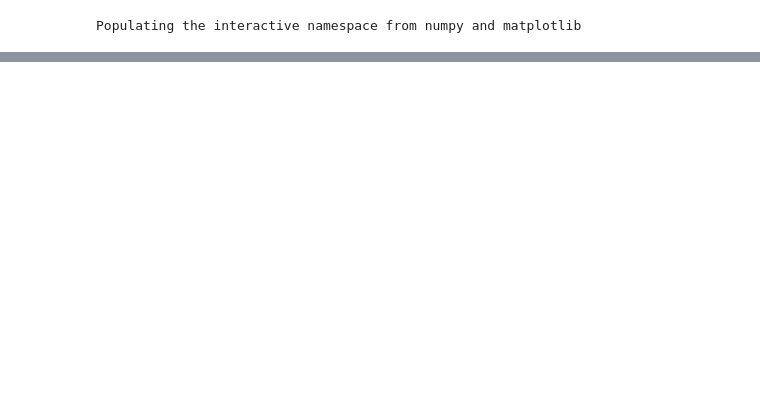
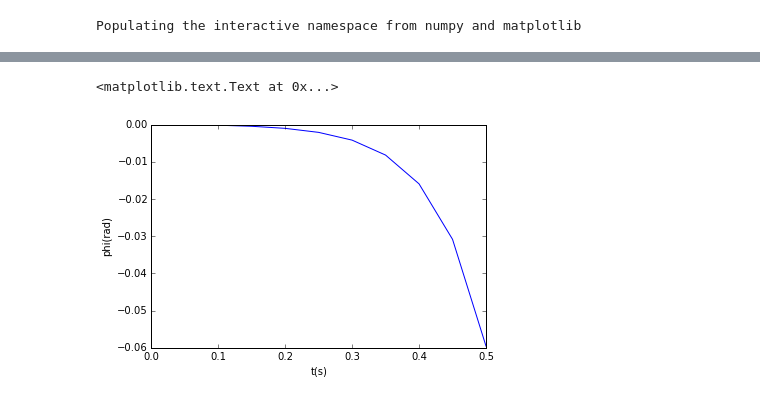
Before and after one commit to manemarron/Robot-Simulation, a Jupyter notebook: Robot.ipynb, the cells around one changed output, grey strips where cells are left out. Drawn from its saved outputs; the diff is of its cells as text; code cells hidden in the pictures; blank space fills up the shorter version.

```diff
--- a/Robot.ipynb
+++ b/Robot.ipynb
@@ -98,0 +99,7 @@ r.graficavelangular()
+# %%
+pl.plot(np.linspace(0,n*dt,n+1),hist[:,2])
+pl.xlabel("t(s)")
+pl.ylabel("phi(rad)")
+# %% [output]
+<matplotlib.text.Text at 0x...>
+[figure, added]
```
Also changed, not shown: parts of 14 cells of this notebook, 3 other files.
